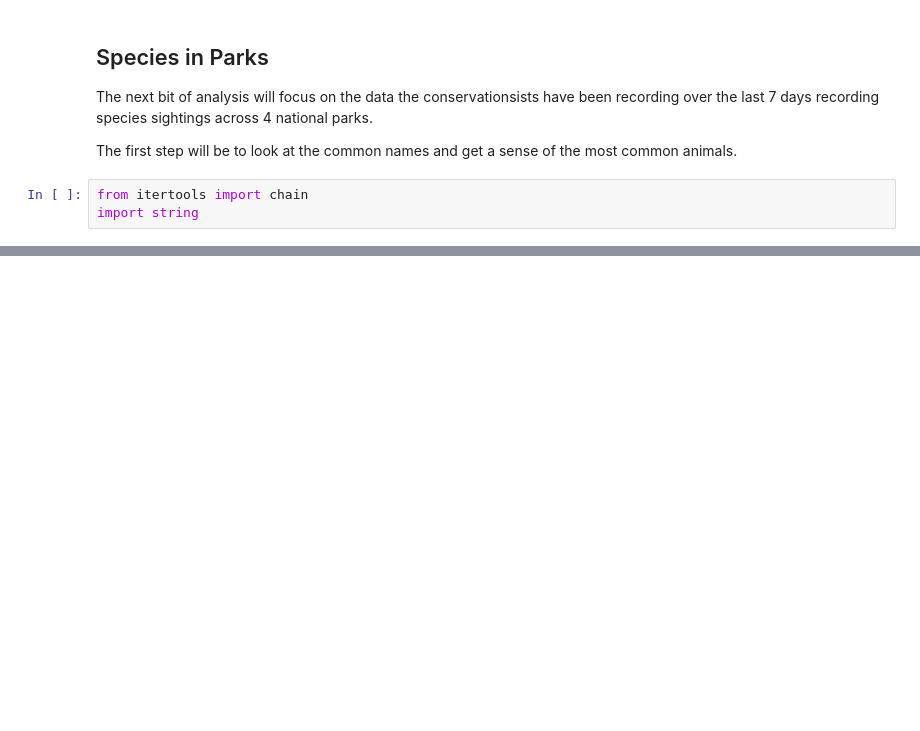
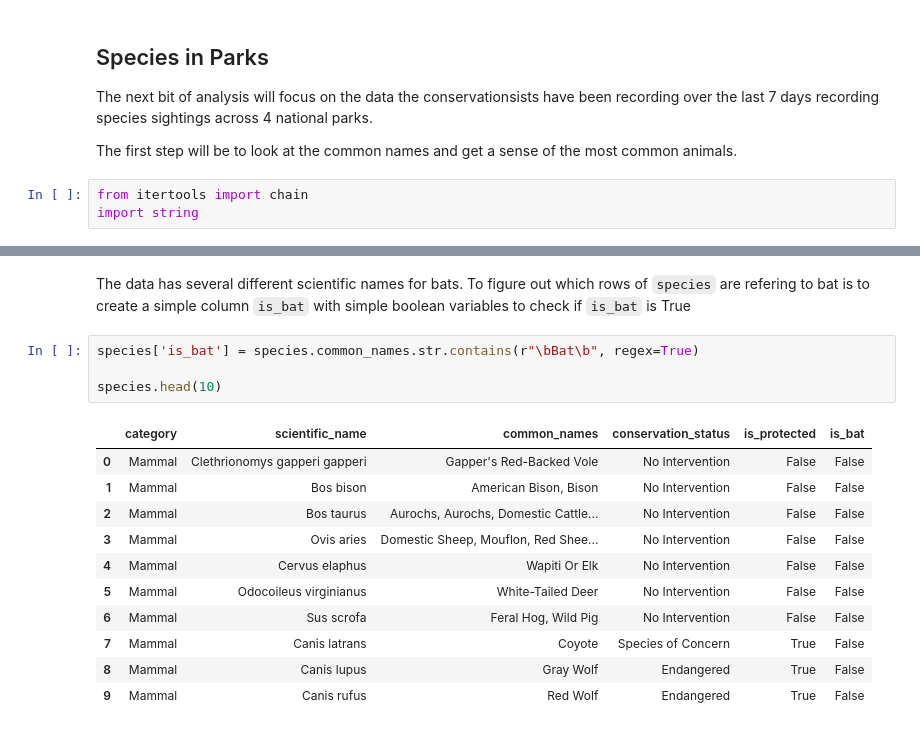
Before and after one commit to SalemEdge1997/Biodiversity_In_National_Parks, a Jupyter notebook: notebooks/biodiversity.ipynb, the cells around one changed output, grey strips where cells are left out. Drawn from its saved outputs; the diff is of its cells as text; blank space fills up the shorter version.

```diff
--- a/notebooks/biodiversity.ipynb
+++ b/notebooks/biodiversity.ipynb
@@ -360,0 +418,18 @@ def remove_punctuation(text):
+# %% [markdown]
+The data has several different scientific names for bats. To figure out which rows of `species` are refering to bat is to create a simple column `is_bat` with simple boolean variables to check if `is_bat` is True
+# %%
+species['is_bat'] = species.common_names.str.contains(r"\bBat\b", regex=True)
+
+species.head(10)
+# %% [output]
+|  | category | scientific_name | common_names | conservation_status | is_protected | is_bat |
+| 0 | Mammal | Clethrionomys gapperi gapperi | Gapper's Red-Backed Vole | No Intervention | False | False |
+| 1 | Mammal | Bos bison | American Bison, Bison | No Intervention | False | False |
+| 2 | Mammal | Bos taurus | Aurochs, Aurochs, Domestic Cattle... | No Intervention | False | False |
+| 3 | Mammal | Ovis aries | Domestic Sheep, Mouflon, Red Shee... | No Intervention | False | False |
+| 4 | Mammal | Cervus elaphus | Wapiti Or Elk | No Intervention | False | False |
+| 5 | Mammal | Odocoileus virginianus | White-Tailed Deer | No Intervention | False | False |
+| 6 | Mammal | Sus scrofa | Feral Hog, Wild Pig | No Intervention | False | False |
+| 7 | Mammal | Canis latrans | Coyote | Species of Concern | True | False |
+| 8 | Mammal | Canis lupus | Gray Wolf | Endangered | True | False |
+| 9 | Mammal | Canis rufus | Red Wolf | Endangered | True | False |
```
Also changed, not shown: parts of 19 cells of this notebook.
